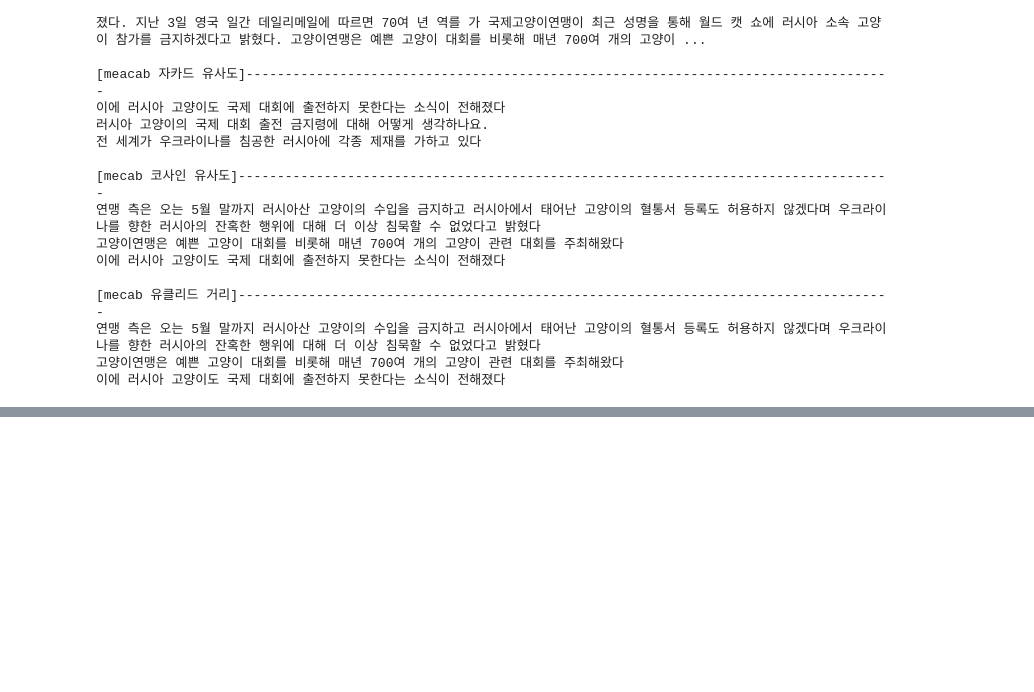
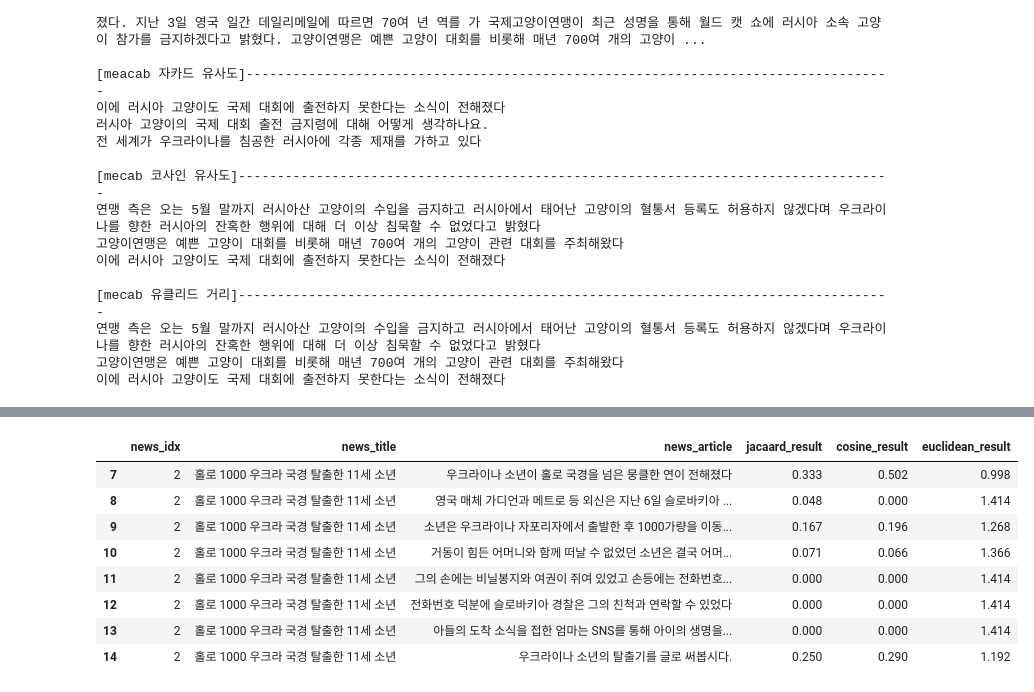
Before and after one commit to euneun316/NLP-Study, a Jupyter notebook: Summarization/kid_news/kid_news_mecab.ipynb, the cells around one changed output, grey strips where cells are left out. Drawn from its saved outputs; the diff is of its cells as text; code cells hidden in the pictures; blank space fills up the shorter version.

```diff
--- a/Summarization/kid_news/kid_news_mecab.ipynb
+++ b/Summarization/kid_news/kid_news_mecab.ipynb
@@ -729,0 +784,2 @@ result_compare(0)
+# %%
+res = sorted([(i, s) for i, s in enumerate(res)],key=lambda x: x[1], reverse=True)[:3]
@@ -729,0 +910,13 @@ result_compare(0)
+# %%
+%%time
+cosine_result = []
+jacaard_result = []
+euclidean_result = []
+for i in df.index:
+    cosine = get_cosine_similarity(df.iloc[i], mecab_tokenizer)
+    jacaard = get_jacaard_similarity(df.iloc[i], mecab_tokenizer)
+    euclidean = get_euclidean_dist(df.iloc[i], mecab_tokenizer)
+    for j in range(len(df.iloc[i].split_article)):
+        cosine_result.append(cosine[j])
+        jacaard_result.append(jacaard[j])
+        euclidean_result.append(euclidean[j])
@@ -729,0 +931,2 @@ result_compare(0)
+# %%
+news_summary['jacaard_result'] = jacaard_result
@@ -729,0 +949,16 @@ result_compare(0)
+# %%
+news_summary['cosine_result'] = np.round(np.float_(cosine_result), 3)
+news_summary['jacaard_result'] = np.round(np.float_(jacaard_result), 3)
+news_summary['euclidean_result'] = np.round(np.float_(euclidean_result), 3)
+# %%
+news_summary[news_summary.news_idx==2]
+# %% [output]
+|  | news_idx | news_title | news_article | jacaard_result | cosine_result | euclidean_result |
+| 7 | 2 | 홀로 1000 우크라 국경 탈출한 11세 소년 | 우크라이나 소년이 홀로 국경을 넘은 뭉클한 연이 전해졌다 | 0.333 | 0.502 | 0.998 |
+| 8 | 2 | 홀로 1000 우크라 국경 탈출한 11세 소년 | 영국 매체 가디언과 메트로 등 외신은 지난 6일 슬로바키아 ... | 0.048 | 0.000 | 1.414 |
+| 9 | 2 | 홀로 1000 우크라 국경 탈출한 11세 소년 | 소년은 우크라이나 자포리자에서 출발한 후 1000가량을 이동... | 0.167 | 0.196 | 1.268 |
+| 10 | 2 | 홀로 1000 우크라 국경 탈출한 11세 소년 | 거동이 힘든 어머니와 함께 떠날 수 없었던 소년은 결국 어머... | 0.071 | 0.066 | 1.366 |
+| 11 | 2 | 홀로 1000 우크라 국경 탈출한 11세 소년 | 그의 손에는 비닐봉지와 여권이 쥐여 있었고 손등에는 전화번호... | 0.000 | 0.000 | 1.414 |
+| 12 | 2 | 홀로 1000 우크라 국경 탈출한 11세 소년 | 전화번호 덕분에 슬로바키아 경찰은 그의 친척과 연락할 수 있었다 | 0.000 | 0.000 | 1.414 |
+| 13 | 2 | 홀로 1000 우크라 국경 탈출한 11세 소년 | 아들의 도착 소식을 접한 엄마는 SNS를 통해 아이의 생명을... | 0.000 | 0.000 | 1.414 |
+| 14 | 2 | 홀로 1000 우크라 국경 탈출한 11세 소년 | 우크라이나 소년의 탈출기를 글로 써봅시다. | 0.250 | 0.290 | 1.192 |
```
Also changed, not shown: parts of 28 cells of this notebook.
